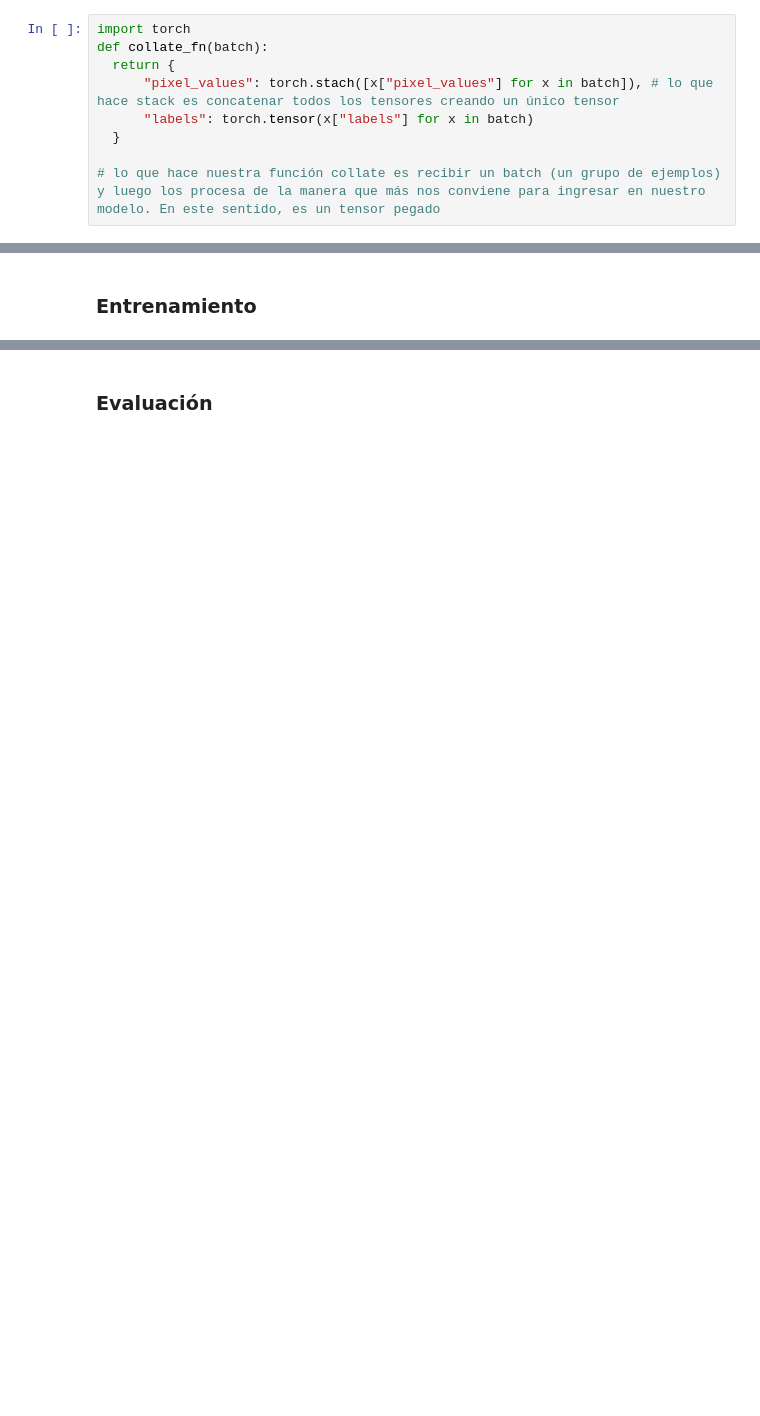
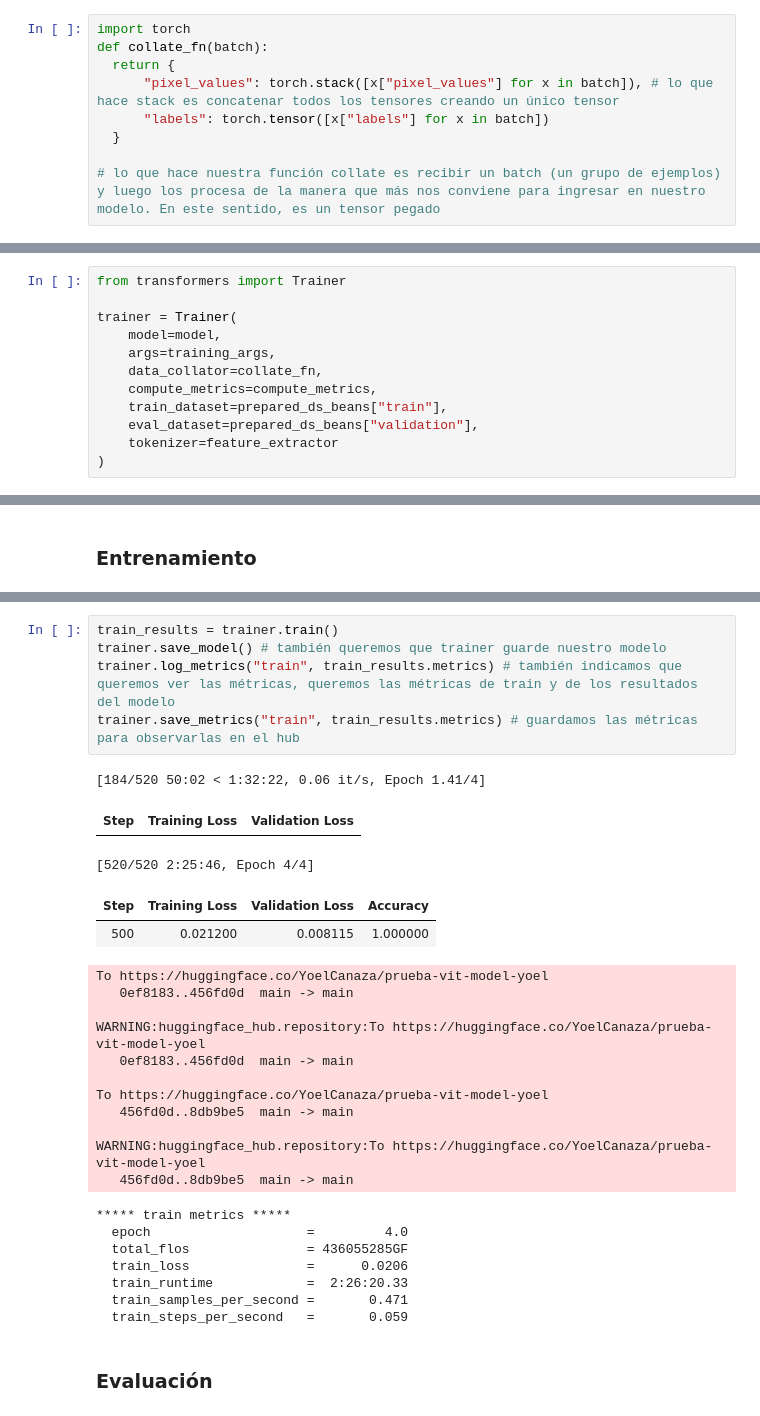
Before and after one commit to YoelCanaza/curso-transfer-learning-huggingface, a Jupyter notebook: my-practice_Computer_vision_con_Hugging_Face.ipynb, the cells around one changed output, grey strips where cells are left out. Cells and saved outputs as stored; diff of their text form; blank space fills up the shorter version.

```diff
--- a/my-practice_Computer_vision_con_Hugging_Face.ipynb
+++ b/my-practice_Computer_vision_con_Hugging_Face.ipynb
@@ -256,8 +262,8 @@ Los batches llegan como listas de dicts. Cada dict tiene los `label` y `pixel_va
 import torch
 def collate_fn(batch):
   return {
-      "pixel_values": torch.stach([x["pixel_values"] for x in batch]), # lo que hace stack es concatenar todos los tensores creando un único tensor
-      "labels": torch.tensor(x["labels"] for x in batch)
+      "pixel_values": torch.stack([x["pixel_values"] for x in batch]), # lo que hace stack es concatenar todos los tensores creando un único tensor
+      "labels": torch.tensor([x["labels"] for x in batch])
   }
 
 # lo que hace nuestra función collate es recibir un batch (un grupo de ejemplos) y luego los procesa de la manera que más nos conviene para ingresar en nuestro modelo. En este sentido, es un tensor pegado
@@ -356,2 +364,14 @@ Pasemos todo a `Trainer`.
 # %% [markdown]
 Finalmente, definamos nuestro `Trainer`.
+# %%
+from transformers import Trainer
+
+trainer = Trainer(
+    model=model,
+    args=training_args,
+    data_collator=collate_fn,
+    compute_metrics=compute_metrics,
+    train_dataset=prepared_ds_beans["train"],
+    eval_dataset=prepared_ds_beans["validation"],
+    tokenizer=feature_extractor
+)
@@ -360,2 +405,31 @@ Finalmente, definamos nuestro `Trainer`.
+# %%
+train_results = trainer.train()
+trainer.save_model() # también queremos que trainer guarde nuestro modelo
+trainer.log_metrics("train", train_results.metrics) # también indicamos que queremos ver las métricas, queremos las métricas de train y de los resultados del modelo
+trainer.save_metrics("train", train_results.metrics) # guardamos las métricas para observarlas en el hub
+# %% [output]
+[184/520 50:02 < 1:32:22, 0.06 it/s, Epoch 1.41/4]
+| Step | Training Loss | Validation Loss |
+[520/520 2:25:46, Epoch 4/4]
+| Step | Training Loss | Validation Loss | Accuracy |
+| 500 | 0.021200 | 0.008115 | 1.000000 |
+To https://huggingface.co/YoelCanaza/prueba-vit-model-yoel
+   0ef8183..456fd0d  main -> main
+
+WARNING:huggingface_hub.repository:To https://huggingface.co/YoelCanaza/prueba-vit-model-yoel
+   0ef8183..456fd0d  main -> main
+
+To https://huggingface.co/YoelCanaza/prueba-vit-model-yoel
+   456fd0d..8db9be5  main -> main
+
+WARNING:huggingface_hub.repository:To https://huggingface.co/YoelCanaza/prueba-vit-model-yoel
+   456fd0d..8db9be5  main -> main
+***** train metrics *****
+  epoch                    =         4.0
+  total_flos               = 436055285GF
+  train_loss               =      0.0206
+  train_runtime            =  2:26:20.33
+  train_samples_per_second =       0.471
+  train_steps_per_second   =       0.059
 # %% [markdown]
 ### Evaluación
```
Also changed, not shown: parts of 8 cells of this notebook.
